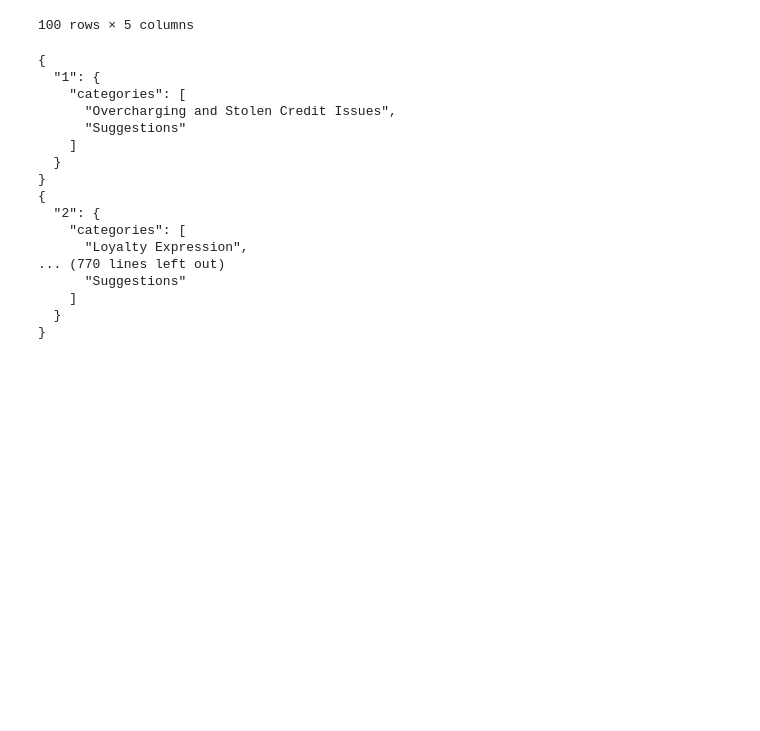
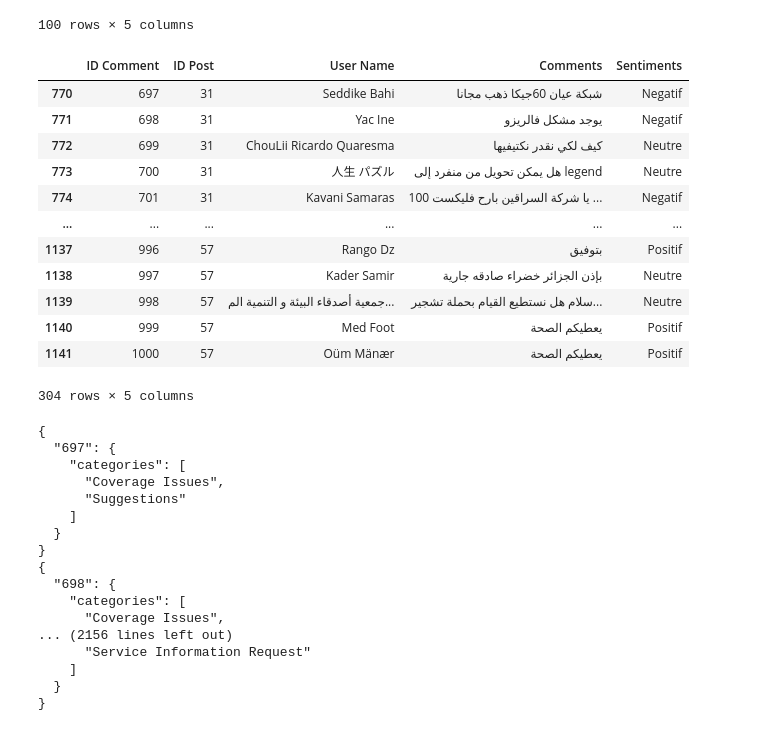
Before and after one commit to OUARAS-khelil-Rafik/AS-Ooredoo_Djezzy_Mobilis-, a Jupyter notebook: Annotate_IA_Model_Comments.ipynb, the cells around one changed output. Saved outputs shown, nothing was run; the diff lists cells and outputs as text; code cells hidden in the pictures; blank space fills up the shorter version.

```diff
--- a/Annotate_IA_Model_Comments.ipynb
+++ b/Annotate_IA_Model_Comments.ipynb
@@ -846,6 +842,26 @@ test_df
 | 111 | 99 | 4 | Ämïnë Mø | ما به تطبيق محبش يدخل | Negatif |
 | 112 | 100 | 4 | Ďøģ Māðð | تطبيقكم لا يعمل اصلحوه | Negatif |
 100 rows × 5 columns
+# %%
+# Extraire uniquement les commentaires dont l'ID_Comment est entre 697 et 1000 inclus
+test_df = comments_df[(comments_df["ID Comment"] >= 697) & (comments_df["ID Comment"] <= 1000)].copy()
+
+# Aperçu du DataFrame filtré
+test_df
+# %% [output]
+|  | ID Comment | ID Post | User Name | Comments | Sentiments |
+| 770 | 697 | 31 | Seddike Bahi | شبكة عيان 60جيكا ذهب مجانا | Negatif |
+| 771 | 698 | 31 | Yac Ine | يوجد مشكل فالريزو | Negatif |
+| 772 | 699 | 31 | ChouLii Ricardo Quaresma | كيف لكي نقدر نكتيفيها | Neutre |
+| 773 | 700 | 31 | 人生 パズル | هل يمكن تحويل من منفرد إلى legend | Neutre |
+| 774 | 701 | 31 | Kavani Samaras | يا شركة السراقين بارح فليكست 100 ... | Negatif |
+| ... | ... | ... | ... | ... | ... |
+| 1137 | 996 | 57 | Rango Dz | بتوفيق | Positif |
+| 1138 | 997 | 57 | Kader Samir | بإذن الجزائر خضراء صادقه جارية | Neutre |
+| 1139 | 998 | 57 | جمعية أصدقاء البيئة و التنمية الم... | سلام هل نستطيع القيام بحملة تشجير... | Neutre |
+| 1140 | 999 | 57 | Med Foot | يعطيكم الصحة | Positif |
+| 1141 | 1000 | 57 | Oüm Mänær | يعطيكم الصحة | Positif |
+304 rows × 5 columns
 # %%
 import json
 import re
@@ -864,7 +880,7 @@ for idx, row in test_df.iterrows():
         + f"\n\nClassify the following customer comment. Respond using ONLY the JSON format.\n"
         + f"Comment ID: \"{comment_id}\"\n"
         + f"Comment: \"{comment_text}\"\n"
-        + "\nRespond with at least 2 categories if multiple issues or suggestions are mentioned.\n"
+        + "\nRespond with at least 2 categories if multiple issues.\n"
         + "\nReturn the result in this exact structure:\n"
         + "{\n"
         + f"  \"{comment_id}\": {{\n"
@@ -900,19 +916,19 @@ for idx, row in test_df.iterrows():
     sleep(0.5)
 # %% [output]
 {
-  "1": {
+  "697": {
     "categories": [
-      "Overcharging and Stolen Credit Issues",
+      "Coverage Issues",
       "Suggestions"
     ]
   }
 }
 {
-  "2": {
+  "698": {
     "categories": [
-      "Loyalty Expression",
-... (770 lines left out)
-      "Suggestions"
+      "Coverage Issues",
+... (2156 lines left out)
+      "Service Information Request"
     ]
   }
 }
```
Also changed, not shown: parts of 6 cells of this notebook.
